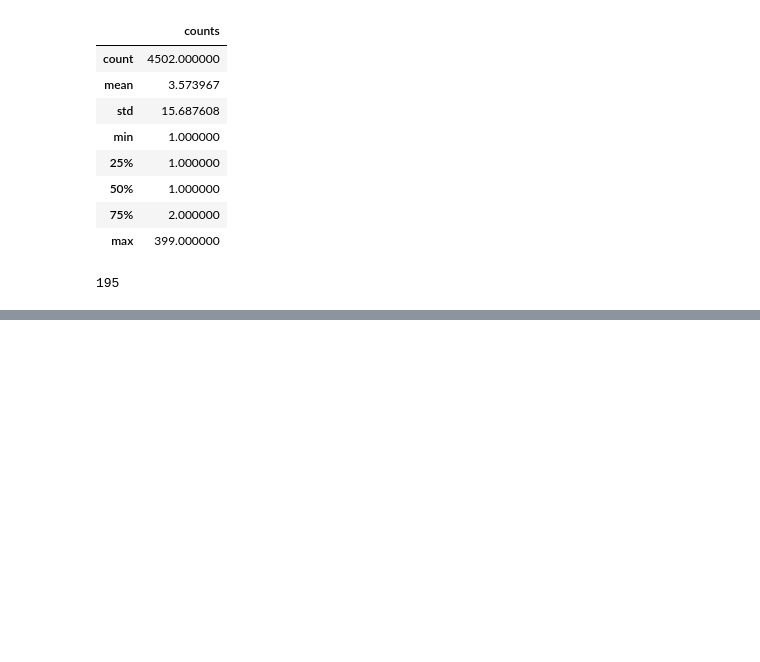
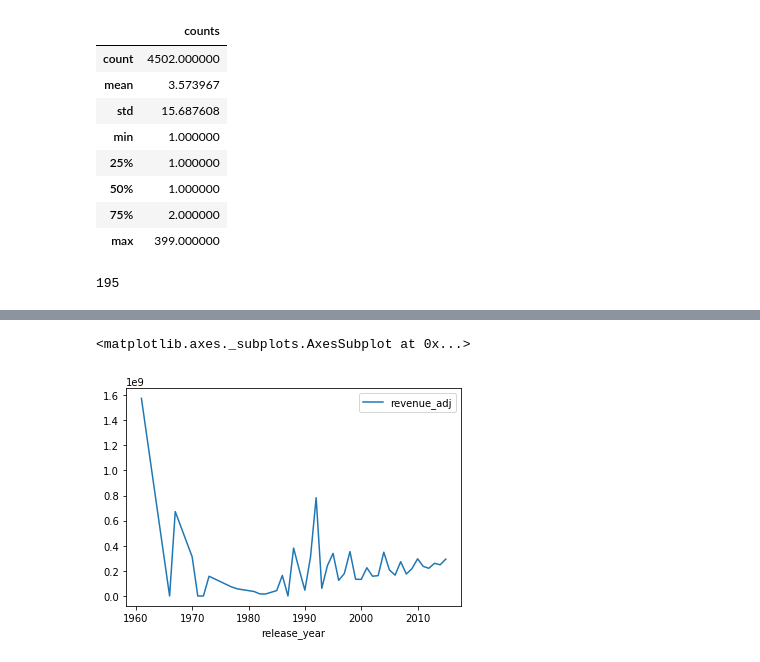
Before and after one commit to jtanquil/data_analyst_nanodegree, a Jupyter notebook: project2/Untitled.ipynb, the cells around one changed output, grey strips where cells are left out. Drawn from its saved outputs; the diff is of its cells as text; code cells hidden in the pictures; blank space fills up the shorter version.

```diff
--- a/project2/Untitled.ipynb
+++ b/project2/Untitled.ipynb
@@ -1198,0 +1270,10 @@ len(large_studios)
+# %%
+genre_dfs = {}
+# %%
+for genre in genres:
+    genre_dfs[genre] = df[df.genres.apply(lambda x: genre in str(x))]
+# %%
+genre_dfs["Animation"].groupby(["release_year"])[["revenue_adj"]].mean()
+# %% [output]
+<matplotlib.axes._subplots.AxesSubplot at 0x...>
+[figure, added]
```
Also changed, not shown: parts of 14 cells of this notebook.
